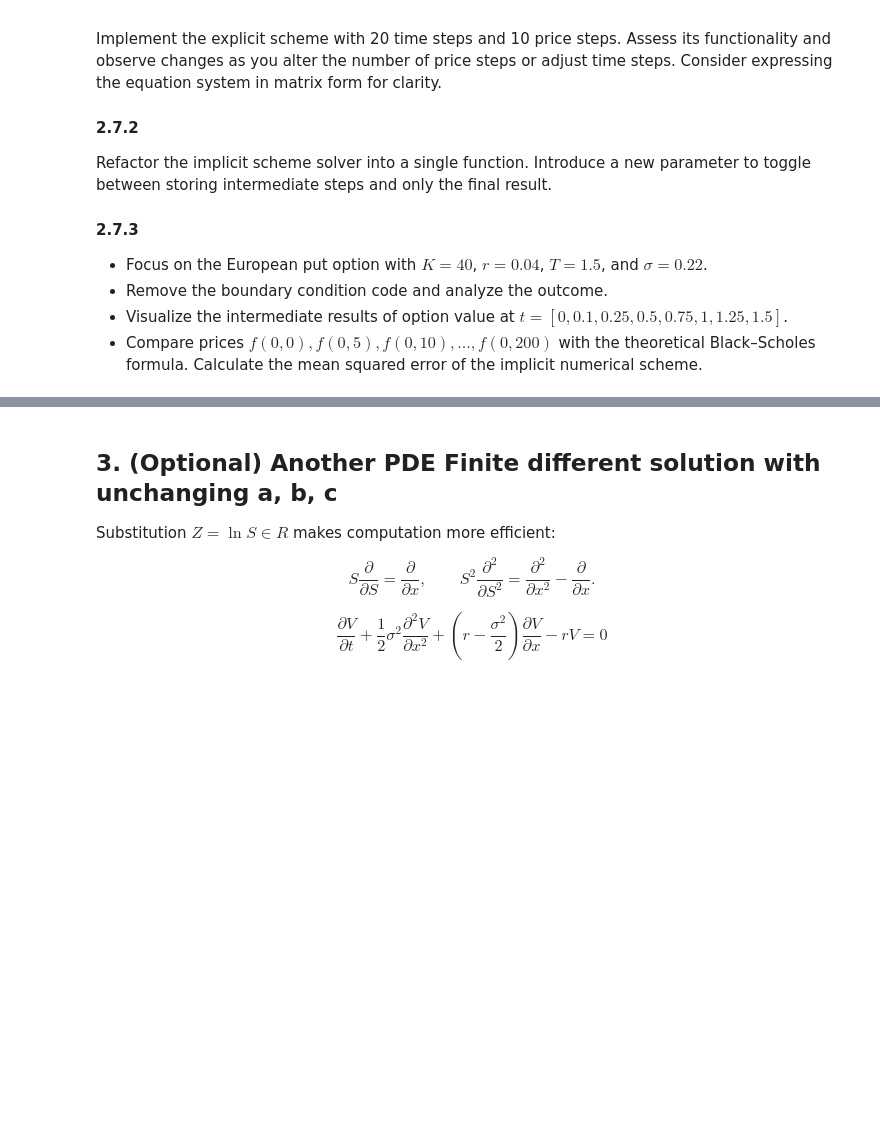
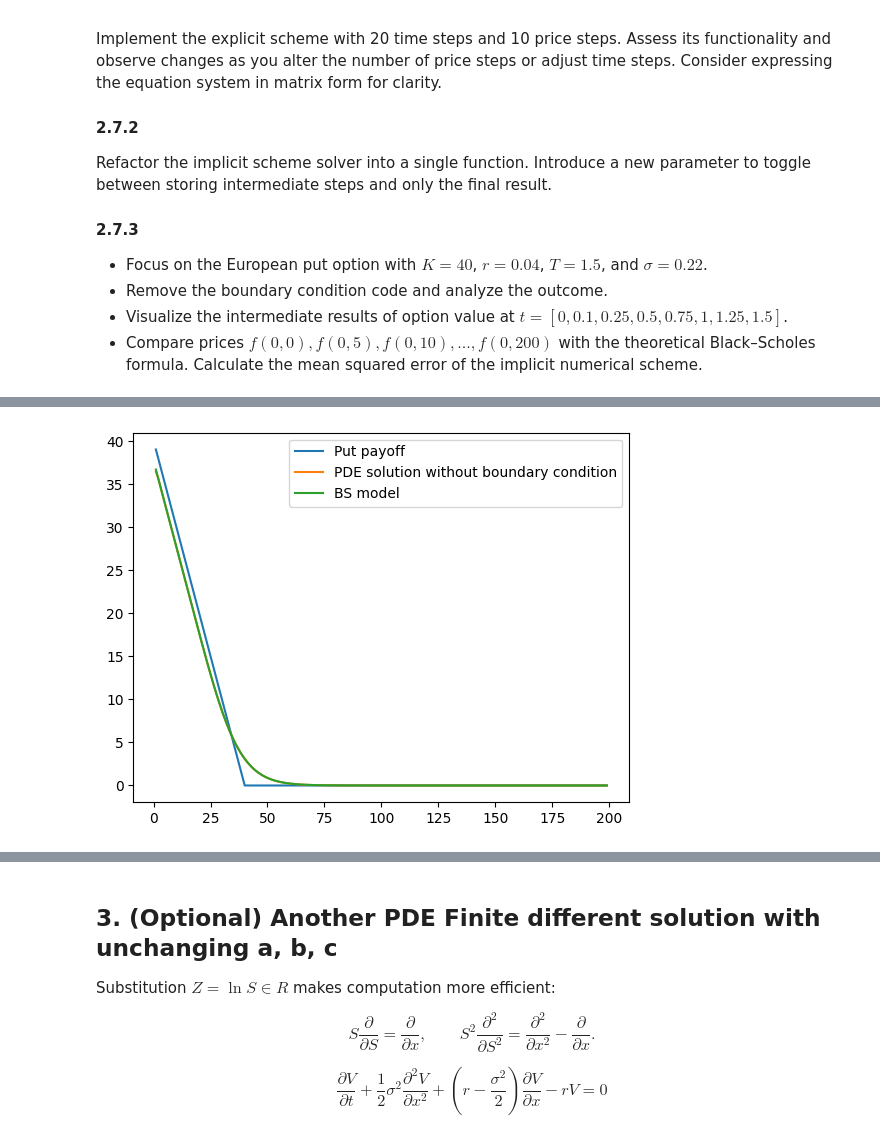
Before and after one commit to laic0022/FN6815-Numeric-Methods-for-Financial-Instrument-Pricing, a Jupyter notebook: week5/nb/FN6815_Lect_10_PDE.ipynb, the cells around one changed output, grey strips where cells are left out. Drawn from its saved outputs; the diff is of its cells as text; code cells hidden in the pictures; blank space fills up the shorter version.

```diff
--- a/week5/nb/FN6815_Lect_10_PDE.ipynb
+++ b/week5/nb/FN6815_Lect_10_PDE.ipynb
@@ -983,0 +1046,96 @@ Refactor the implicit scheme solver into a single function. Introduce a new para
+# %%
+import numpy as np
+import matplotlib.pyplot as plt
+# 2.7.3
+# I'm not sure which boundary should be removed. If the question means remove f(t, S_max) put-call parity boundary condition and remain f(T, S) boundary condition, then the code is as follows.
+strike = 40
+rf = 0.04
+sigma = 0.22
+ttm = 1.5
+year_frac = 252
+sim_points = int(year_frac * ttm)
+dt = 1 / year_frac
+
+delta_p = 1
+
+upper_p = strike * 5  # S: [0, 5*strike]
+lower_p = 0
+n_grid = int((upper_p - lower_p) / delta_p) - 1
+asset_price = np.linspace(lower_p + delta_p, upper_p - delta_p, n_grid)
+
+po_put = np.maximum(strike - asset_price, 0)
+
+def bs_put(S, strike, ttm, rf, sigma, *w, **kw):
+    d1 = (np.log(S / strike) + (rf + sigma**2 / 2.0) * ttm) / (sigma * np.sqrt(ttm))
+    d2 = d1 - sigma * np.sqrt(ttm)
+    # We add 0 as stdev
+    return sps.norm.cdf(-d2) * strike * np.exp(-rf * ttm) - sps.norm.cdf(-d1) * S
+
+# the implicit numerical scheme.
+def Aj(j, rf, dt, sigma):
+    Aj = 0.5 * rf * j * dt - 0.5 * (sigma**2) * (j**2) * dt
+    return Aj
+
+def Bj(j, rf, dt, sigma):
+    Bj = 1 + rf * dt + (sigma**2) * (j**2) * dt
+    return Bj
+
+def Cj(j, rf, dt, sigma):
+    Cj = (-0.5) * rf * j * dt - 0.5 * (sigma**2) * (j**2) * dt
+    return Cj
+
+b_mat = np.diag([Bj(j, rf, dt, sigma) for j in range(1, n_grid + 1)])
+a_mat = np.zeros_like(b_mat)
+a_mat[1:, :-1] = np.diag([Aj(j, rf, dt, sigma) for j in range(2, n_grid + 1)])
+c_mat = np.zeros_like(b_mat)
+c_mat[:-1, 1:] = np.diag([Cj(j, rf, dt, sigma) for j in range(1, n_grid)])
+
+g_mat = a_mat + b_mat + c_mat
+g_mat_inv = np.linalg.inv(g_mat)
+
+# Alternatively, we can use sparse matrix class to speed up calculation.
+import scipy.sparse as spsp
+
+sp_g_mat = spsp.diags(
+    [
+        [Aj(j, rf, dt, sigma) for j in range(2, n_grid + 1)],
+        [Bj(j, rf, dt, sigma) for j in range(1, n_grid + 1)],
+        [Cj(j, rf, dt, sigma) for j in range(1, n_grid)],
+    ],
+    [-1, 0, 1],
+    (n_grid, n_grid),
+).tocsc()
+
+# Ensure the generated sparse matrix is the same as the original dense matrix
+assert np.all(sp_g_mat.todense() == g_mat)
+
+import scipy.sparse as spsp
+import scipy.sparse.linalg as spsplg
+
+res = po_put.copy()
+a_1 = Aj(1, rf, dt, sigma)
+c_m_1 = Cj(n_grid, rf, dt, sigma)
+splu_g_mat = spsplg.splu(sp_g_mat)
+## print("a_1: ", a_1, " c_m_1:", c_m_1)
+
+# v_matrix = np.zeros((len(res) + 2, len(po_put) + 1))
+res_matrix = np.zeros((len(res), sim_points))
+for i in range(sim_points):
+    # remove f(t, S_max) put-call parity boundary condition
+    res[0] = res[0] - a_1 * (strike * np.exp(-rf * (i + 1) * dt) - lower_p) * 0
+    res[-1] = res[-1] - c_m_1 * 0
+    ## One more method: splu with LU decomposition: faster
+    # res = splu_g_mat.solve(res)
+    res = spsplg.spsolve(sp_g_mat, res)
+    res_matrix[:, i] = res
+
+plt.plot(asset_price, po_put)
+plt.plot(asset_price, res)
+plt.plot(asset_price, bs_put(asset_price, strike, ttm, rf, sigma))
+plt.legend(['Put payoff', 'PDE solution without boundary condition', 'BS model'])
+plt.show()
+
+plt.plot(asset_price, res - bs_put(asset_price, strike, ttm, rf, sigma))
+plt.title("Difference between BS and FD")
+# %% [output]
+[figure, added]
```
Also changed, not shown: parts of 10 cells of this notebook, 3 other files.
